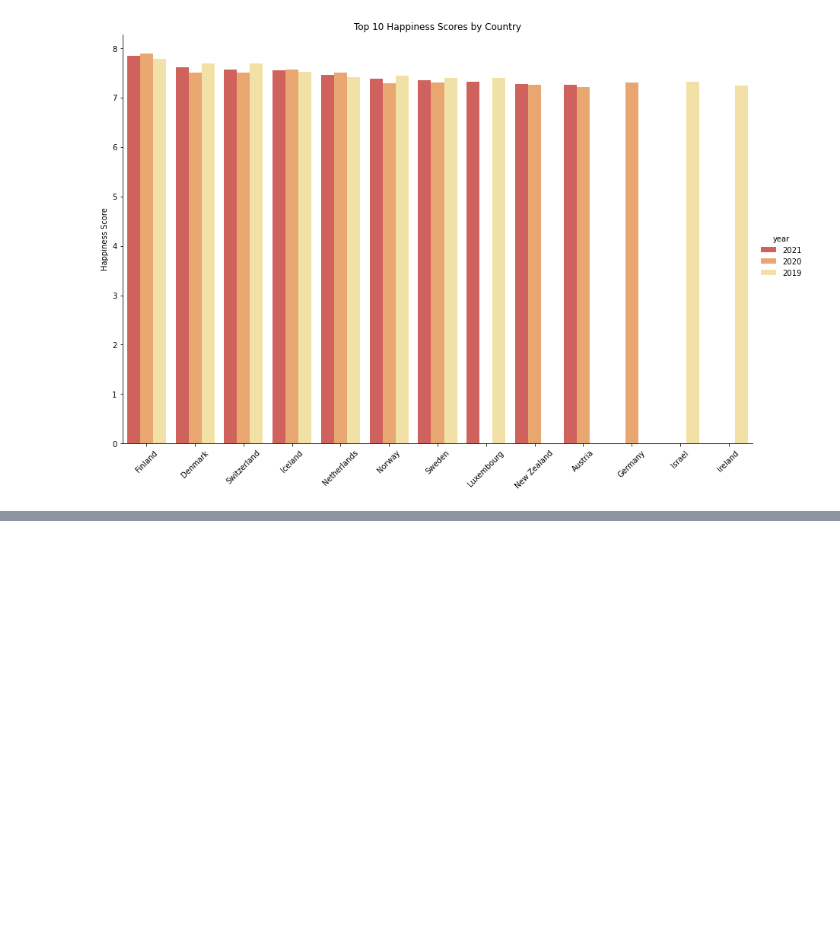
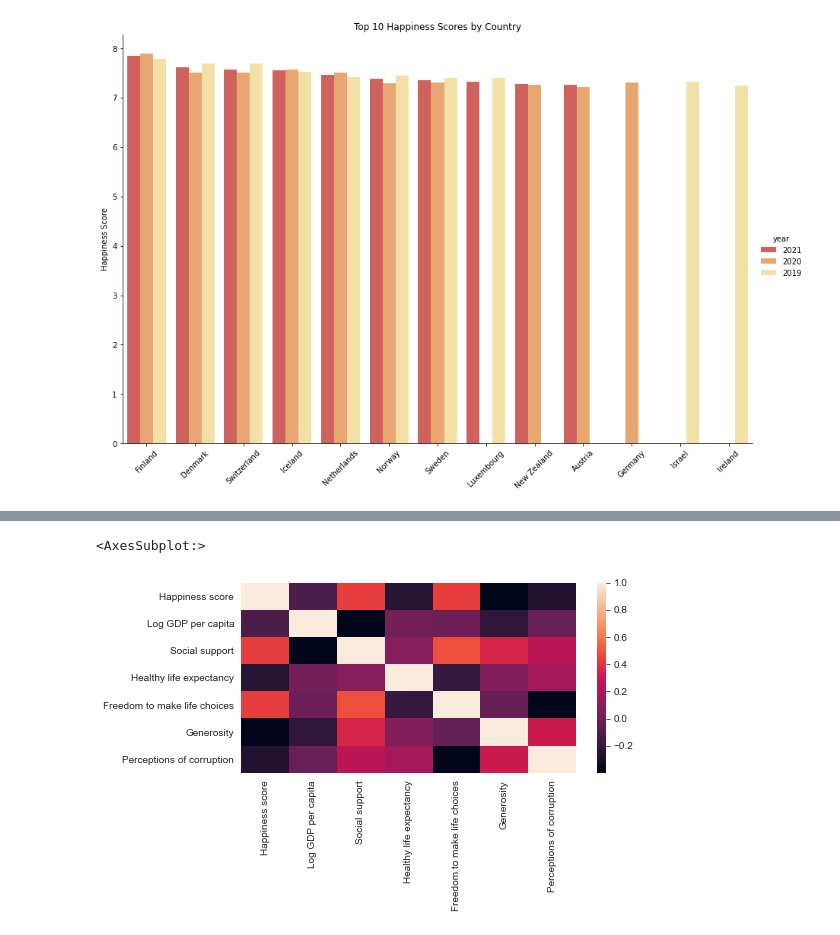
Before and after one commit to data301-2021-summer2/project-group25-project, a Jupyter notebook: analysis/analysis.ipynb, the cells around one changed output, grey strips where cells are left out. Saved outputs shown, nothing was run; the diff lists cells and outputs as text; code cells hidden in the pictures; blank space fills up the shorter version.

```diff
--- a/analysis/analysis.ipynb
+++ b/analysis/analysis.ipynb
@@ -537,0 +520,6 @@ plt.show()
+# %%
+corr = Combined_Top_Happiness.corr()
+sns.heatmap(corr)
+# %% [output]
+<AxesSubplot:>
+[figure, added]
```
Also changed, not shown: parts of 14 cells of this notebook, 3 other files.
